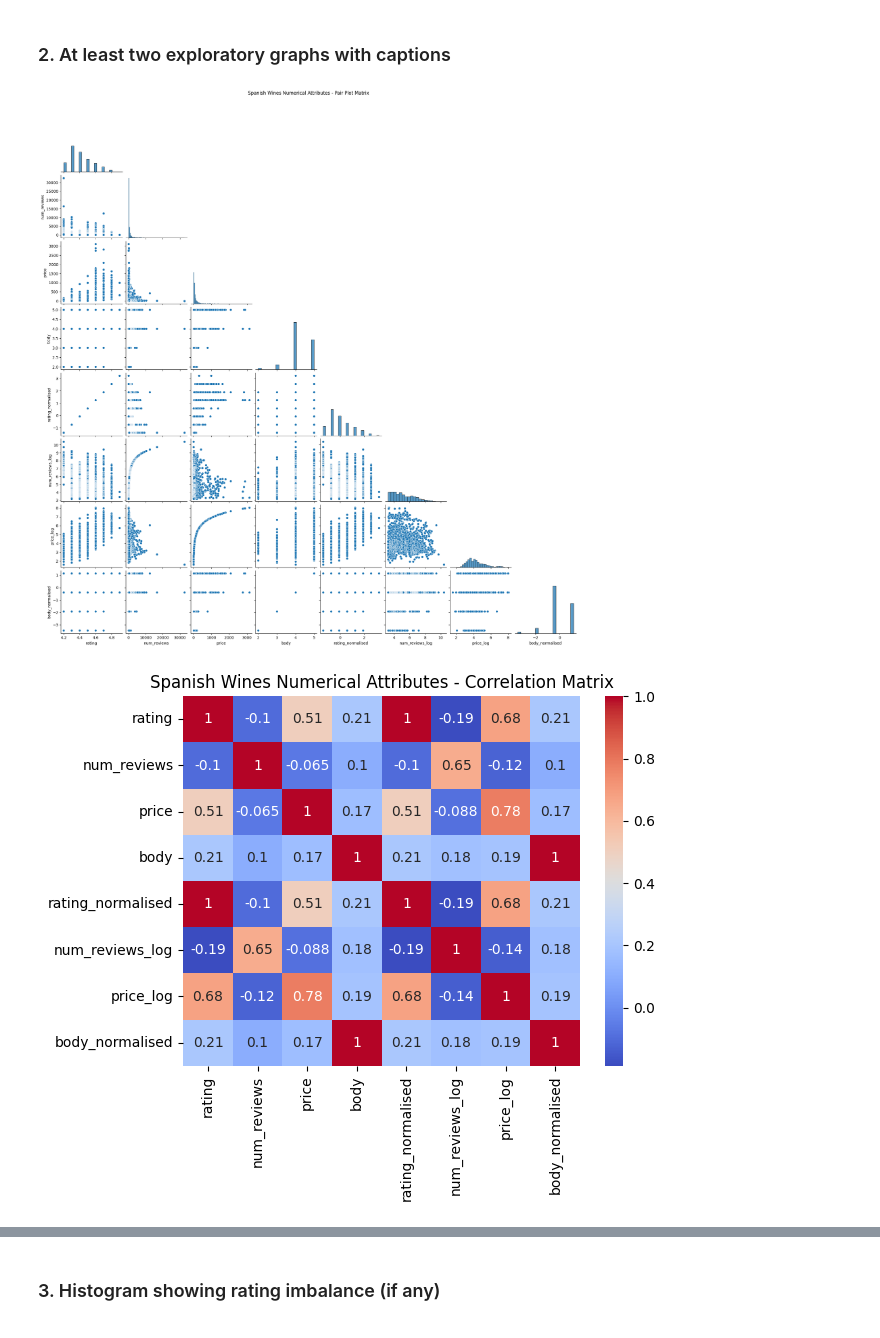
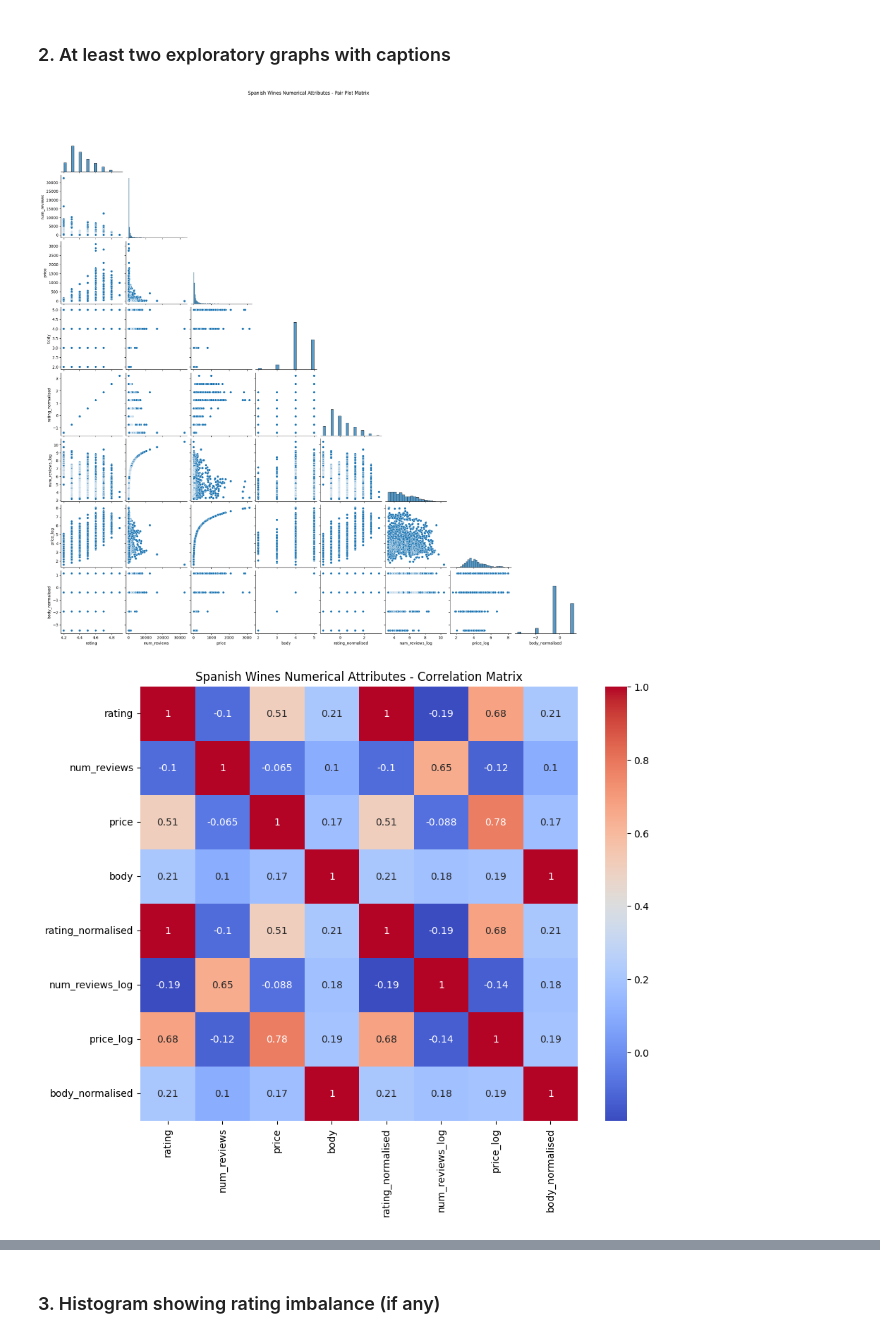
Before and after one commit to SailorJens/ML_Uni_Notebooks, a Jupyter notebook: Assessment template - Regression_Friday.ipynb, the cells around one changed output, grey strips where cells are left out. Saved outputs shown, nothing was run; the diff lists cells and outputs as text; code cells hidden in the pictures.

```diff
--- a/Assessment template - Regression_Friday.ipynb
+++ b/Assessment template - Regression_Friday.ipynb
@@ -73,7 +73,7 @@ For acidity the case is even more extreme: mean-2*std is at 2.25, so 95% of exam
 ### 2. At least two exploratory graphs with captions
 # %%
 # drop acidity column
-#df = df.drop(columns=['acidity'])
+df = df.drop(columns=['acidity'])
 
 # Add a normalised version of the rating column.
 df['rating_normalised'] = (df['rating'] - df['rating'].mean()) / df['rating'].std()
@@ -81,34 +81,35 @@ df['rating_normalised'] = (df['rating'] - df['rating'].mean()) / df['rating'].st
 # Add a logarithmic version of the num_reviews column.
 import numpy as np
 df['num_reviews_log'] = df['num_reviews'].apply(lambda x: np.log(x))
 
 # Add a logarithmic version of the price column.
 df['price_log'] = df['price'].apply(lambda x: np.log(x))
 
 # Add a normalised version of the body column.
 df['body_normalised'] = (df['body'] - df['body'].mean()) / df['body'].std()
 
 
 # Show a pairplot of the dataframe.
 import matplotlib.pyplot as plt
 import seaborn as sns
 
 sns.pairplot(df,
              corner=True
              )
 plt.suptitle("Spanish Wines Numerical Attributes - Pair Plot Matrix", y=1.02)
 plt.show()
 
 # Show the correlation matrix of the dataframe.
+plt.figure(figsize=(10, 8))
 sns.heatmap(df.corr(),
             annot=True,
             cmap='coolwarm'
             )
 plt.title("Spanish Wines Numerical Attributes - Correlation Matrix")
 plt.show()
 # %% [output]
 [figure]
-[figure, old version]
+[figure, new version]
 # %% [markdown]
 **Observations:**
 
```
Also changed, not shown: parts of 5 cells of this notebook.
